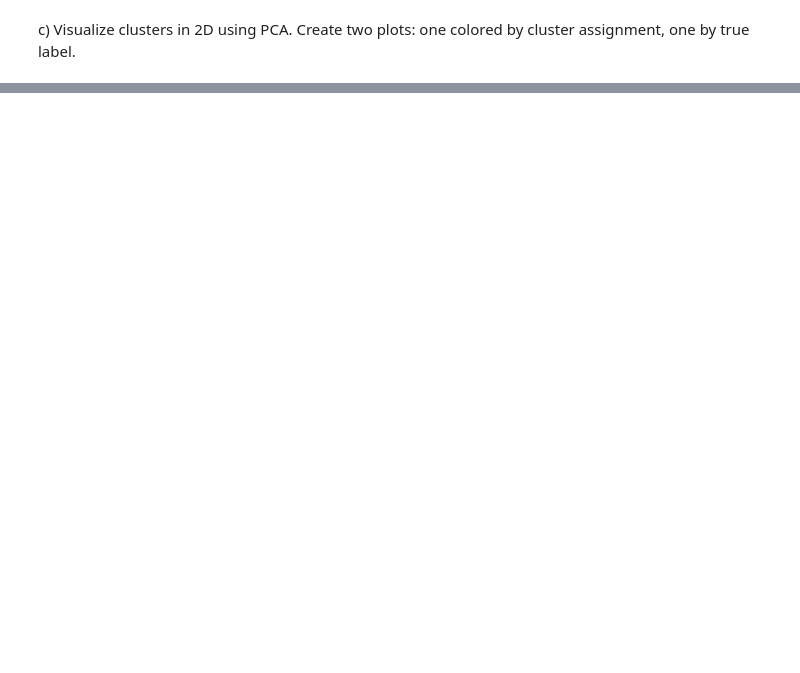
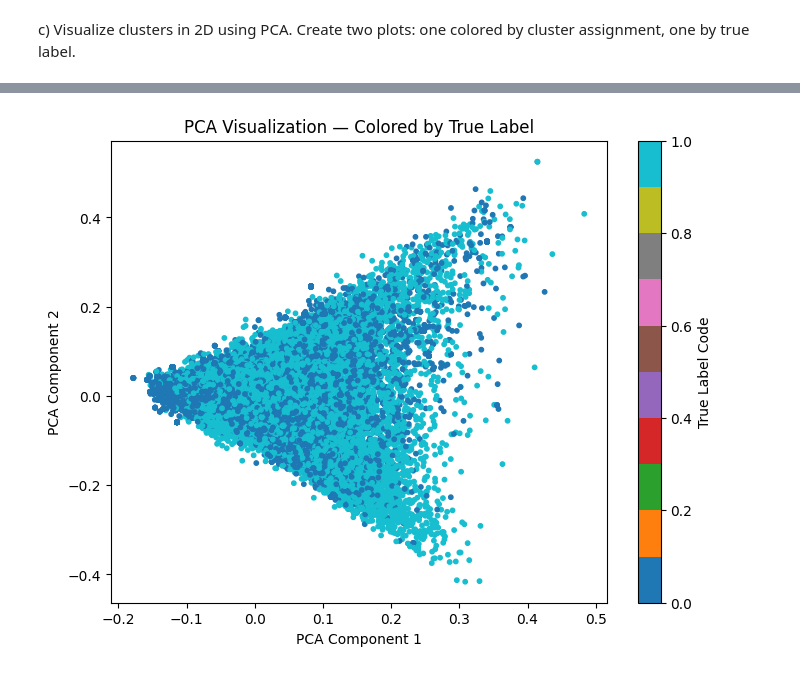
Before and after one commit to pedroMVicente/NTT_Data_merit_challenge, a Jupyter notebook: src/code/code.ipynb, the cells around one changed output, grey strips where cells are left out. Saved outputs shown, nothing was run; the diff lists cells and outputs as text; code cells hidden in the pictures; blank space fills up the shorter version.

```diff
--- a/src/code/code.ipynb
+++ b/src/code/code.ipynb
@@ -1699,0 +1793,11 @@ true label.
+# %%
+# plot using the true labels
+plt.figure(figsize=(8, 6))
+plt.scatter(x, y, c=true_labels.astype('category').cat.codes, cmap='tab10', s=10)
+plt.title("PCA Visualization — Colored by True Label")
+plt.xlabel("PCA Component 1")
+plt.ylabel("PCA Component 2")
+plt.colorbar(label="True Label Code")
+plt.show()
+# %% [output]
+[figure, added]
```
Also changed, not shown: parts of 6 cells of this notebook.
